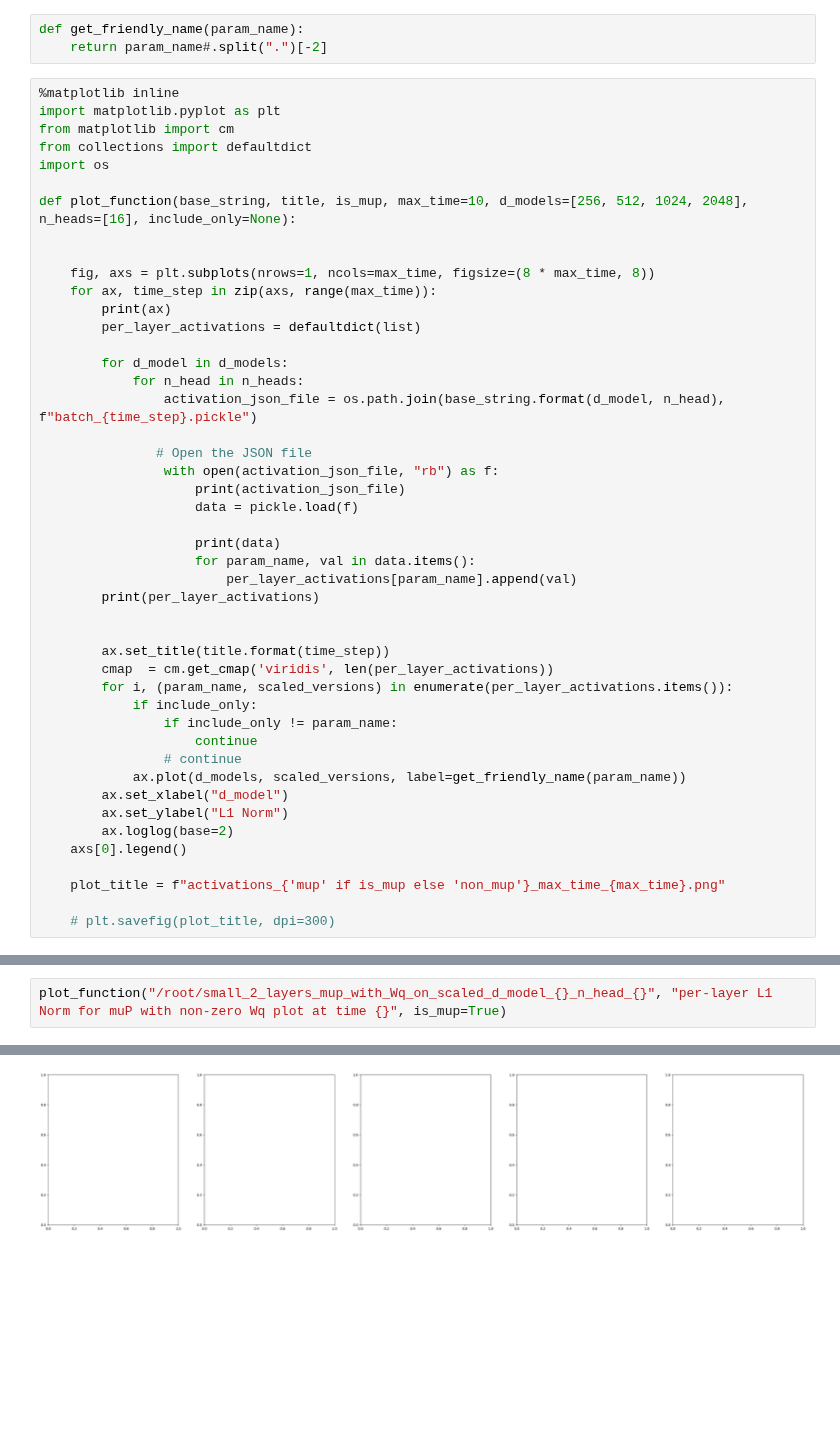
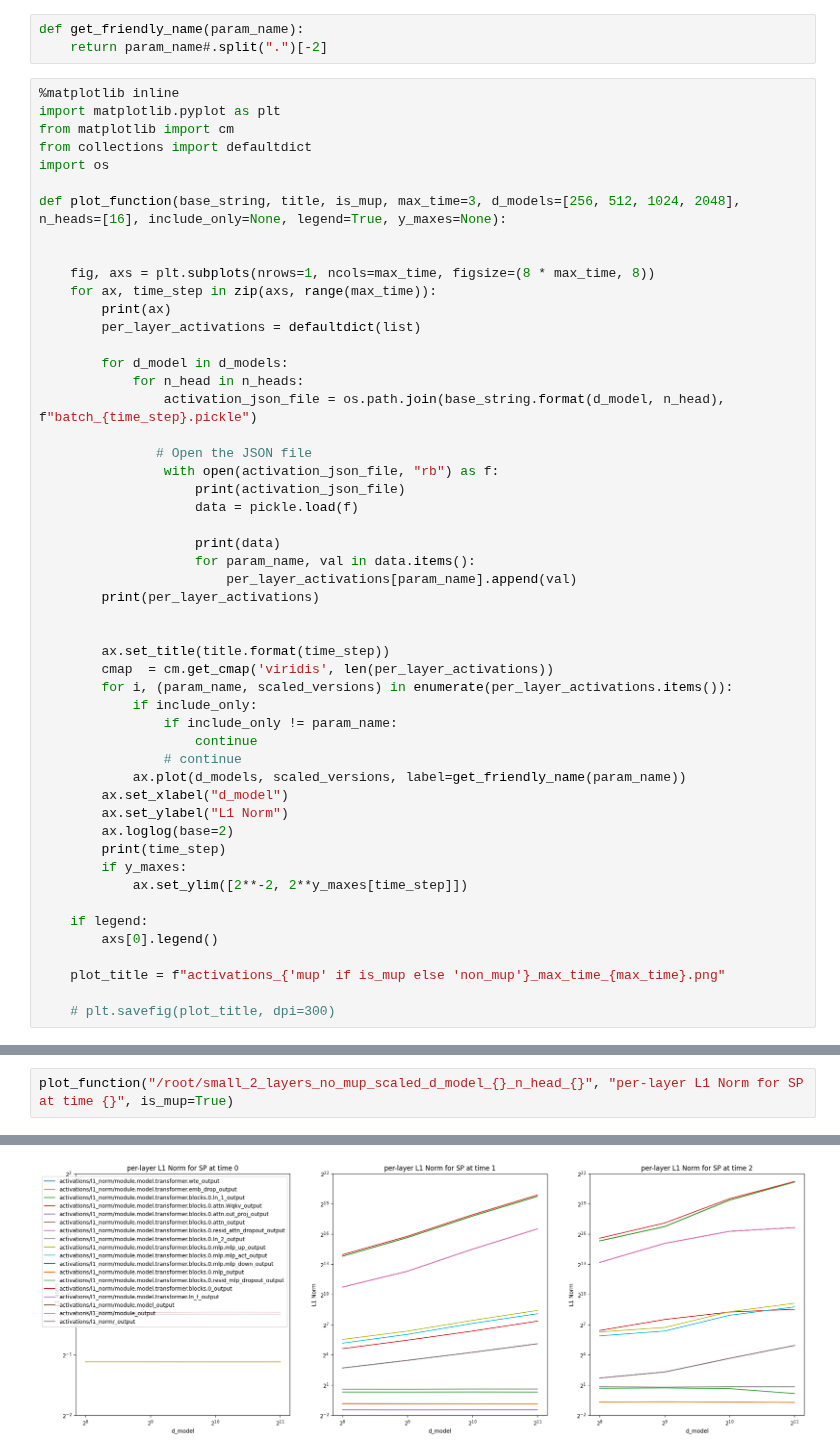
Before and after one commit to mosaicml/examples, a Jupyter notebook: examples/llm/mup_debug_activations.ipynb, the cells around one changed output, grey strips where cells are left out. Cells and saved outputs as stored; diff of their text form; blank space fills up the shorter version.

Commit message:
update for 125M scale

```diff
--- a/examples/llm/mup_debug_activations.ipynb
+++ b/examples/llm/mup_debug_activations.ipynb
@@ -11,7 +11,7 @@ from matplotlib import cm
 from collections import defaultdict
 import os
 
-def plot_function(base_string, title, is_mup, max_time=10, d_models=[256, 512, 1024, 2048], n_heads=[16], include_only=None):
+def plot_function(base_string, title, is_mup, max_time=3, d_models=[256, 512, 1024, 2048], n_heads=[16], include_only=None, legend=True, y_maxes=None):
 
 
     fig, axs = plt.subplots(nrows=1, ncols=max_time, figsize=(8 * max_time, 8))
@@ -45,7 +45,12 @@ def plot_function(base_string, title, is_mup, max_time=10, d_models=[256, 512, 1
         ax.set_xlabel("d_model")
         ax.set_ylabel("L1 Norm")
         ax.loglog(base=2)
-    axs[0].legend()
+        print(time_step)
+        if y_maxes:
+            ax.set_ylim([2**-2, 2**y_maxes[time_step]])
+
+    if legend:
+        axs[0].legend()
 
     plot_title = f"activations_{'mup' if is_mup else 'non_mup'}_max_time_{max_time}.png"
 
@@ -53,3 +79,3 @@ def plot_function(base_string, title, is_mup, max_time=10, d_models=[256, 512, 1
 # %%
-plot_function("/root/small_2_layers_mup_with_Wq_on_scaled_d_model_{}_n_head_{}", "per-layer L1 Norm for muP with non-zero Wq plot at time {}", is_mup=True)
+plot_function("/root/small_2_layers_no_mup_scaled_d_model_{}_n_head_{}", "per-layer L1 Norm for SP at time {}", is_mup=True)
 # %% [output]
@@ -58,2 +99,2 @@ FileNotFoundError: [Errno 2] No such file or directory: '/root/small_2_layers_mu
-[figure, old version]
+[figure, new version]
 # %%
```
Also changed, not shown: parts of 11 cells of this notebook, 5 other files.
